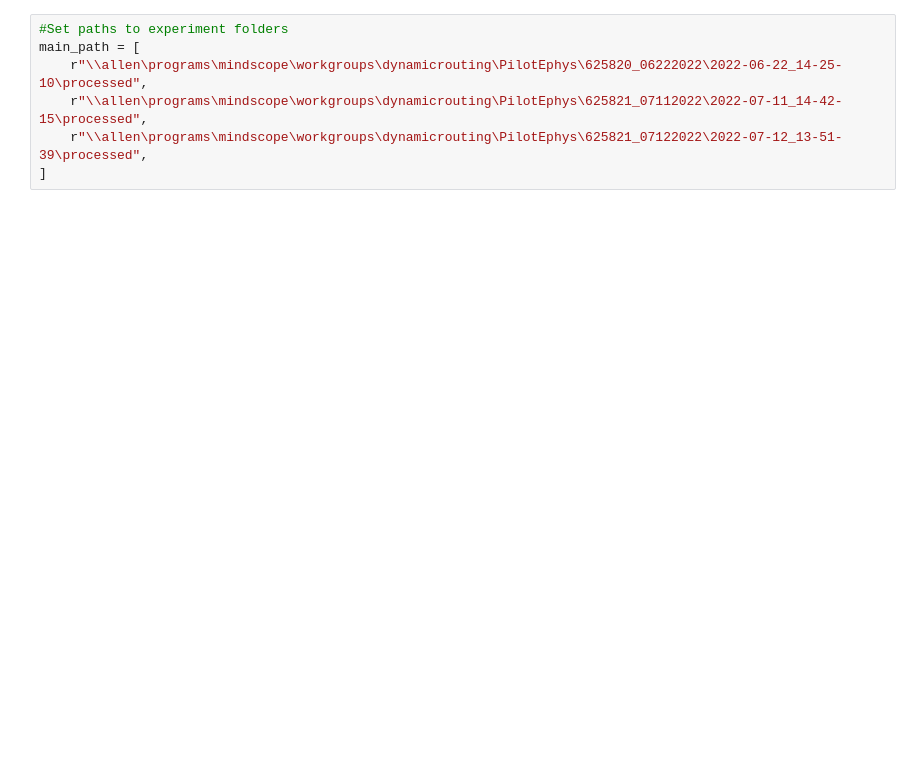
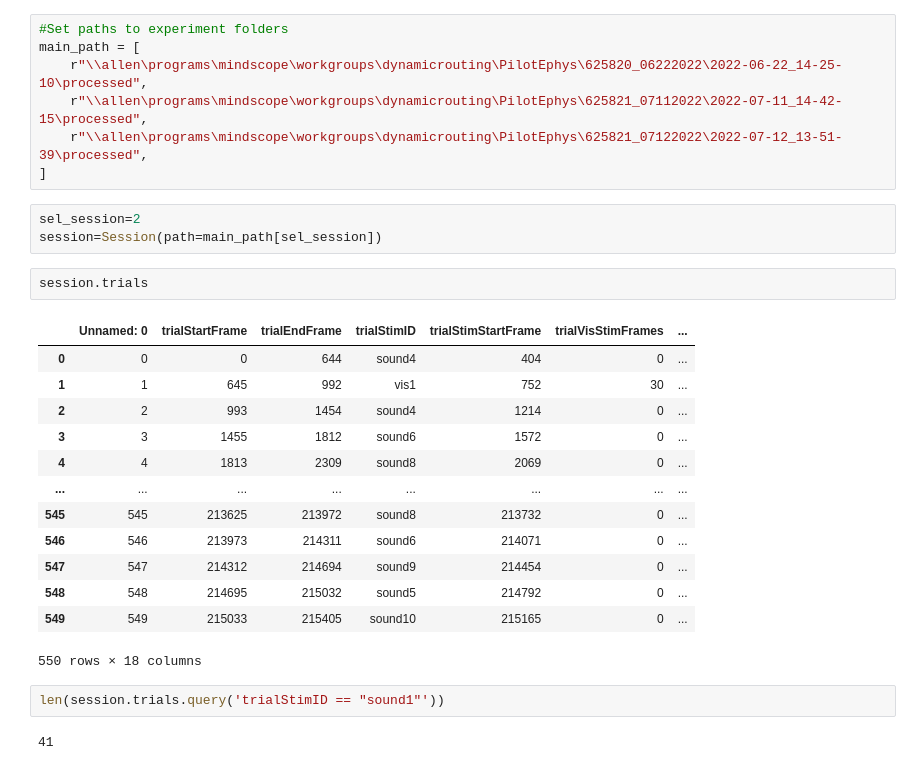
Before and after one commit to mochic/dynamic_routing_ephys, a Jupyter notebook: analysis/analyze_sound_pilot.ipynb, the cells around one changed output. Drawn from its saved outputs; the diff is of its cells as text; blank space fills up the shorter version.

```diff
--- a/analysis/analyze_sound_pilot.ipynb
+++ b/analysis/analyze_sound_pilot.ipynb
@@ -28,3 +29,26 @@ main_path = [
     r"\\allen\programs\mindscope\workgroups\dynamicrouting\PilotEphys\625821_07112022\2022-07-11_14-42-15\processed",
     r"\\allen\programs\mindscope\workgroups\dynamicrouting\PilotEphys\625821_07122022\2022-07-12_13-51-39\processed",
 ]
+# %%
+sel_session=2
+session=Session(path=main_path[sel_session])
+# %%
+session.trials
+# %% [output]
+|  | Unnamed: 0 | trialStartFrame | trialEndFrame | trialStimID | trialStimStartFrame | trialVisStimFrames | ... |
+| 0 | 0 | 0 | 644 | sound4 | 404 | 0 | ... |
+| 1 | 1 | 645 | 992 | vis1 | 752 | 30 | ... |
+| 2 | 2 | 993 | 1454 | sound4 | 1214 | 0 | ... |
+| 3 | 3 | 1455 | 1812 | sound6 | 1572 | 0 | ... |
+| 4 | 4 | 1813 | 2309 | sound8 | 2069 | 0 | ... |
+| ... | ... | ... | ... | ... | ... | ... | ... |
+| 545 | 545 | 213625 | 213972 | sound8 | 213732 | 0 | ... |
+| 546 | 546 | 213973 | 214311 | sound6 | 214071 | 0 | ... |
+| 547 | 547 | 214312 | 214694 | sound9 | 214454 | 0 | ... |
+| 548 | 548 | 214695 | 215032 | sound5 | 214792 | 0 | ... |
+| 549 | 549 | 215033 | 215405 | sound10 | 215165 | 0 | ... |
+550 rows × 18 columns
+# %%
+len(session.trials.query('trialStimID == "sound1"'))
+# %% [output]
+41
```
Also changed, not shown: parts of 10 cells of this notebook, 2 other files.
